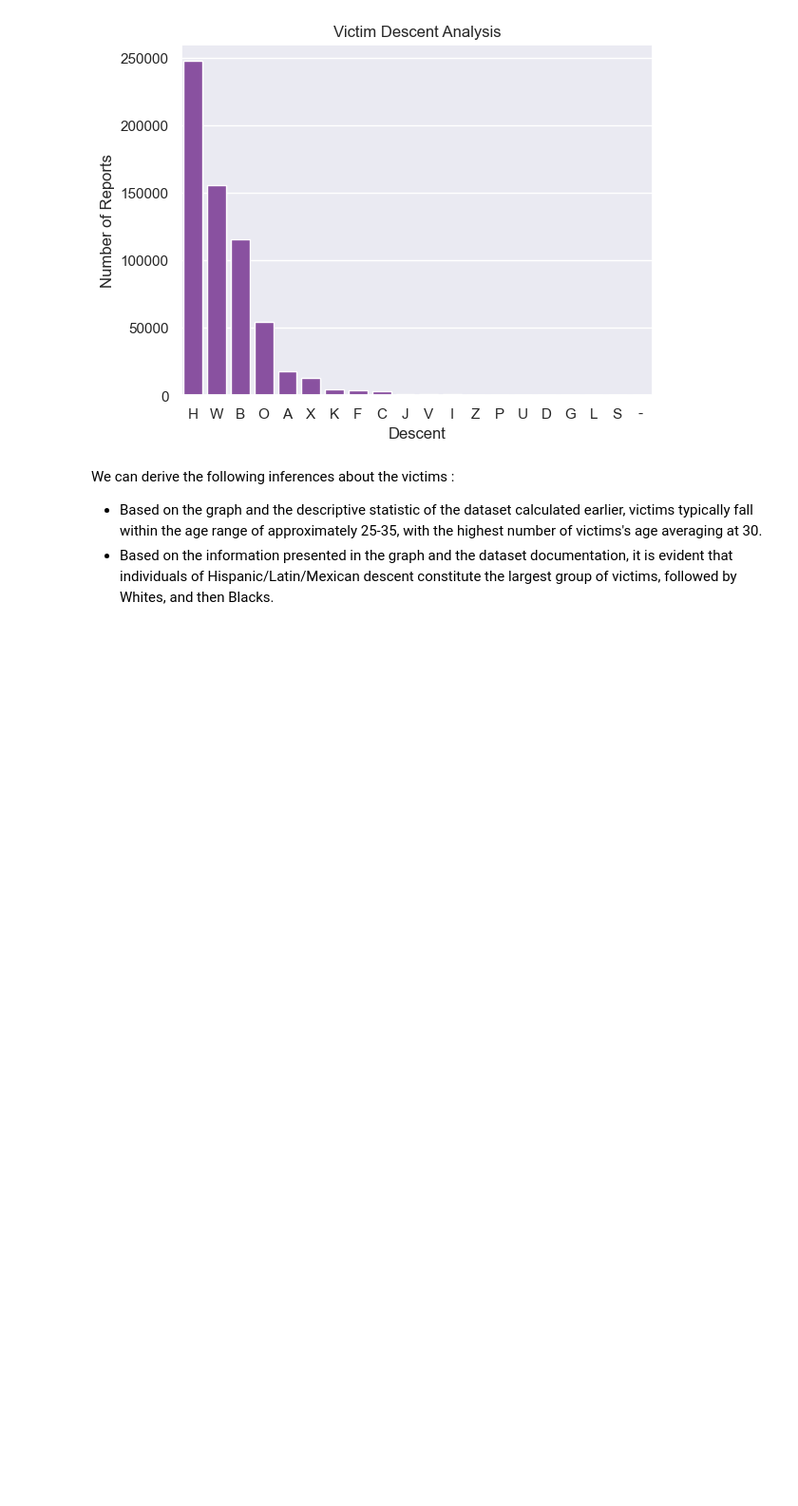
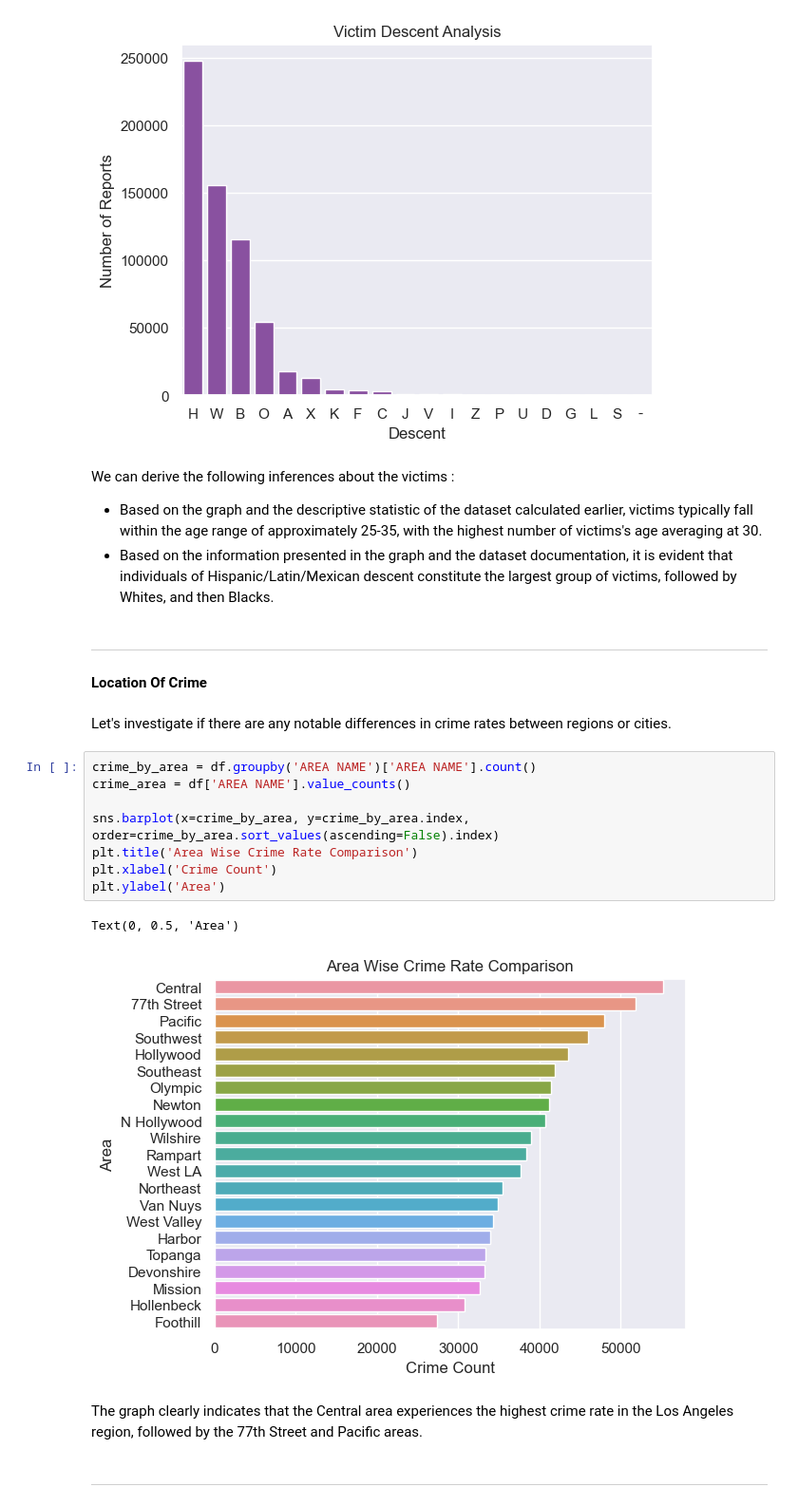
Before and after one commit to RishabhHM/Analyzing-Crime-In-LA, a Jupyter notebook: Crime_In_LA.ipynb, the cells around one changed output. Shown at 95% size. Drawn from its saved outputs; the diff is of its cells as text; blank space fills up the shorter version.

Commit message:
🚧 chore : EDA - Location Of Crime

```diff
--- a/Crime_In_LA.ipynb
+++ b/Crime_In_LA.ipynb
@@ -478,3 +478,24 @@ Text(0, 0.5, 'Number of Reports')
 We can derive the following inferences about the victims :
 - Based on the graph and the descriptive statistic of the dataset calculated earlier, victims typically fall within the age range of approximately 25-35, with the highest number of victims's age averaging at 30.
 - Based on the information presented in the graph and the dataset documentation, it is evident that individuals of Hispanic/Latin/Mexican descent constitute the largest group of victims, followed by Whites, and then Blacks.
+# %% [markdown]
+<hr>
+
+#### Location Of Crime
+# %% [markdown]
+Let's investigate if there are any notable differences in crime rates between regions or cities.
+# %%
+crime_by_area = df.groupby('AREA NAME')['AREA NAME'].count()
+crime_area = df['AREA NAME'].value_counts()
+
+sns.barplot(x=crime_by_area, y=crime_by_area.index, order=crime_by_area.sort_values(ascending=False).index)
+plt.title('Area Wise Crime Rate Comparison')
+plt.xlabel('Crime Count')
+plt.ylabel('Area')
+# %% [output]
+Text(0, 0.5, 'Area')
+[figure, added]
+# %% [markdown]
+The graph clearly indicates that the Central area experiences the highest crime rate in the Los Angeles region, followed by the 77th Street and Pacific areas.
+# %% [markdown]
+<hr>
```
